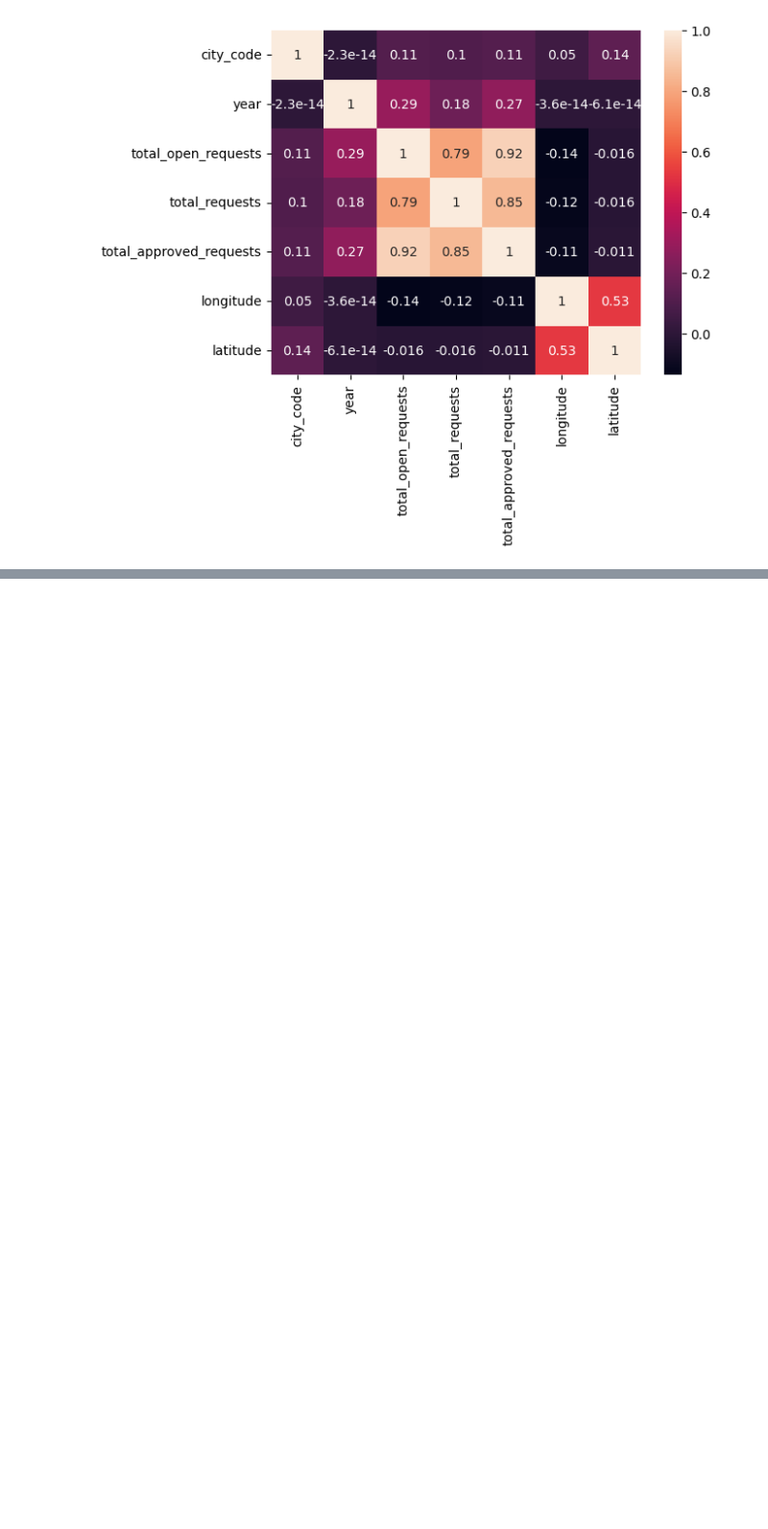
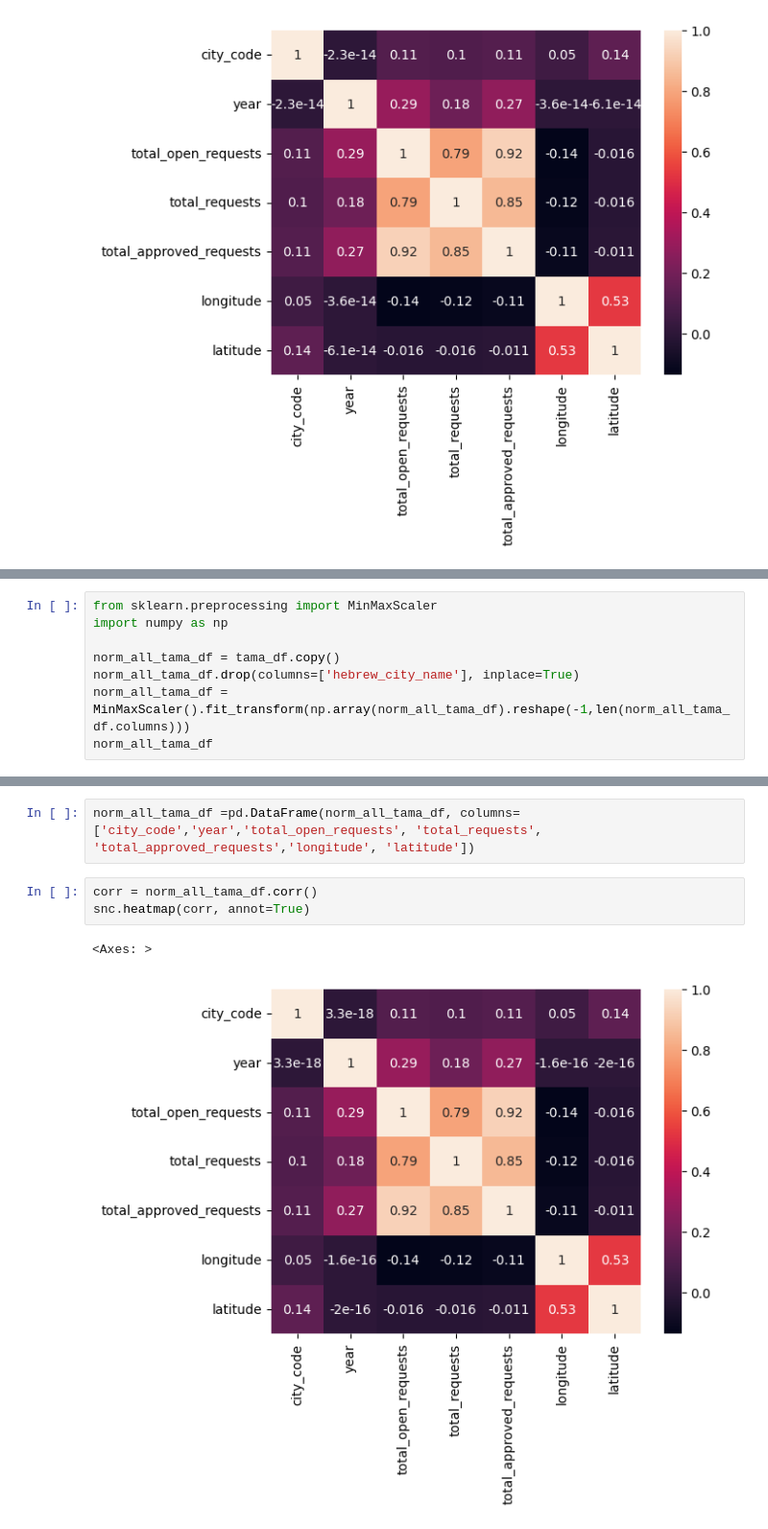
Before and after one commit to SaraShimon/Tama, a Jupyter notebook: predict_next_years_approved_requests_distribution/visualization/correlation_matrix.ipynb, the cells around one changed output, grey strips where cells are left out. Shown at 96% size. Drawn from its saved outputs; the diff is of its cells as text; blank space fills up the shorter version.

```diff
--- a/predict_next_years_approved_requests_distribution/visualization/correlation_matrix.ipynb
+++ b/predict_next_years_approved_requests_distribution/visualization/correlation_matrix.ipynb
@@ -11,0 +71,8 @@ snc.heatmap(corr, annot=True)
+# %%
+from sklearn.preprocessing import MinMaxScaler
+import numpy as np
+
+norm_all_tama_df = tama_df.copy()
+norm_all_tama_df.drop(columns=['hebrew_city_name'], inplace=True)
+norm_all_tama_df = MinMaxScaler().fit_transform(np.array(norm_all_tama_df).reshape(-1,len(norm_all_tama_df.columns)))
+norm_all_tama_df
@@ -11,0 +93,8 @@ snc.heatmap(corr, annot=True)
+# %%
+norm_all_tama_df =pd.DataFrame(norm_all_tama_df, columns=['city_code','year','total_open_requests', 'total_requests', 'total_approved_requests','longitude', 'latitude'])
+# %%
+corr = norm_all_tama_df.corr()
+snc.heatmap(corr, annot=True)
+# %% [output]
+<Axes: >
+[figure, added]
```
Also changed, not shown: parts of 6 cells of this notebook.
